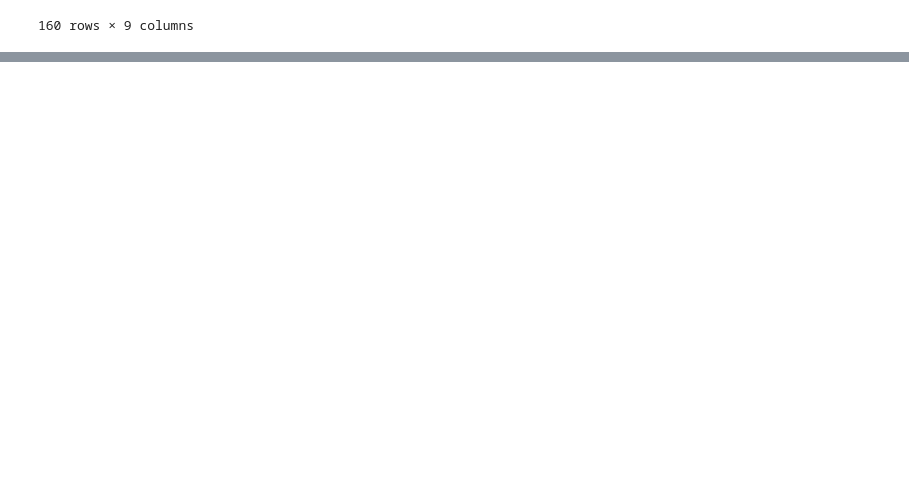
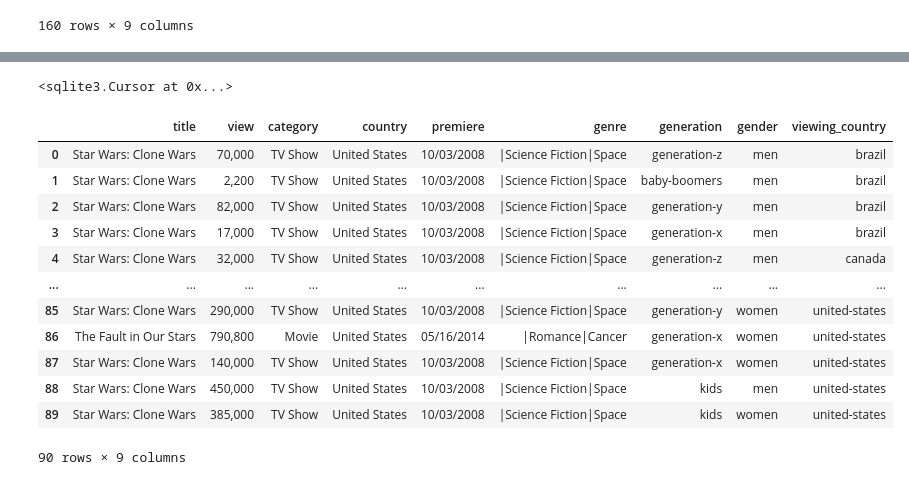
Before and after one commit to julia-claira/Show_Dashboard, a Jupyter notebook: jupyter/add_kids_cat.ipynb, the cells around one changed output, grey strips where cells are left out. Drawn from its saved outputs; the diff is of its cells as text; code cells hidden in the pictures; blank space fills up the shorter version.

```diff
--- a/jupyter/add_kids_cat.ipynb
+++ b/jupyter/add_kids_cat.ipynb
@@ -128,0 +223,4 @@ b.to_sql('flix_shows_kidz', connection, if_exists='fail')
+# %%
+connection.execute("Update flix_shows_kidz set genre='|Science Fiction|Space' where title like '%Star Wars%'")
+# %% [output]
+<sqlite3.Cursor at 0x...>
@@ -128,0 +229,16 @@ b.to_sql('flix_shows_kidz', connection, if_exists='fail')
+# %%
+pd.read_sql('select * from flix_shows_kidz where title like "%Star%"',connection)
+# %% [output]
+|  | title | view | category | country | premiere | genre | generation | gender | viewing_country |
+| 0 | Star Wars: Clone Wars | 70,000 | TV Show | United States | 10/03/2008 | |Science Fiction|Space | generation-z | men | brazil |
+| 1 | Star Wars: Clone Wars | 2,200 | TV Show | United States | 10/03/2008 | |Science Fiction|Space | baby-boomers | men | brazil |
+| 2 | Star Wars: Clone Wars | 82,000 | TV Show | United States | 10/03/2008 | |Science Fiction|Space | generation-y | men | brazil |
+| 3 | Star Wars: Clone Wars | 17,000 | TV Show | United States | 10/03/2008 | |Science Fiction|Space | generation-x | men | brazil |
+| 4 | Star Wars: Clone Wars | 32,000 | TV Show | United States | 10/03/2008 | |Science Fiction|Space | generation-z | men | canada |
+| ... | ... | ... | ... | ... | ... | ... | ... | ... | ... |
+| 85 | Star Wars: Clone Wars | 290,000 | TV Show | United States | 10/03/2008 | |Science Fiction|Space | generation-y | women | united-states |
+| 86 | The Fault in Our Stars | 790,800 | Movie | United States | 05/16/2014 | |Romance|Cancer | generation-x | women | united-states |
+| 87 | Star Wars: Clone Wars | 140,000 | TV Show | United States | 10/03/2008 | |Science Fiction|Space | generation-x | women | united-states |
+| 88 | Star Wars: Clone Wars | 450,000 | TV Show | United States | 10/03/2008 | |Science Fiction|Space | kids | men | united-states |
+| 89 | Star Wars: Clone Wars | 385,000 | TV Show | United States | 10/03/2008 | |Science Fiction|Space | kids | women | united-states |
+90 rows × 9 columns
```
Also changed, not shown: parts of 16 cells of this notebook, 10 other files.
